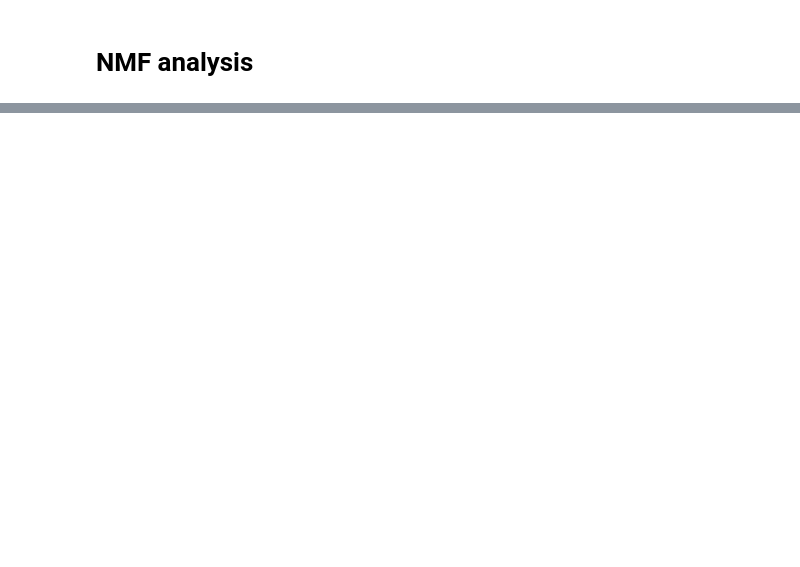
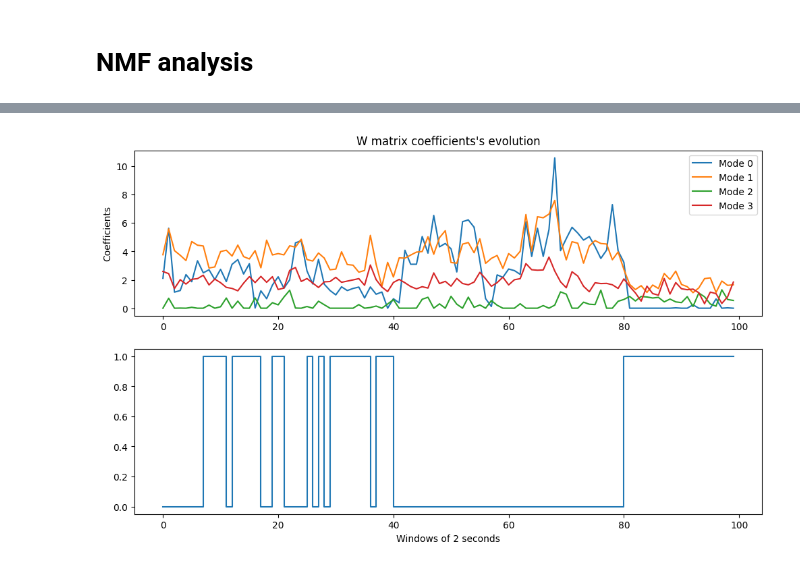
Before and after one commit to L4ncelin/EEG_signals_quality_analysis, a Jupyter notebook: Notebooks/02_EEG_NMF.ipynb, the cells around one changed output, grey strips where cells are left out. Cells and saved outputs as stored; diff of their text form; code cells hidden in the pictures; blank space fills up the shorter version.

```diff
--- a/Notebooks/02_EEG_NMF.ipynb
+++ b/Notebooks/02_EEG_NMF.ipynb
@@ -44,3 +85,18 @@ plt.show()
+# %%
+fig, axs = plt.subplots(2,1, figsize=(12,7))
+
+axs[0].plot(W[:100])
+axs[0].set_ylabel("Coefficients")
+axs[0].set_title("W matrix coefficients's evolution")
+axs[0].legend(["Mode {}".format(i) for i in range(n_components)])
+
+_, target_data = load_train_data(set=0)
+axs[1].step(range(len(target_data[0][:100])), target_data[0][:100])
+axs[1].set_xlabel("Windows of 2 seconds")
+
+plt.show()
+# %% [output]
+[figure, added]
 # %%
 for i in range(n_components):
     fig, ax = plt.subplots(figsize=(10,5))
```
Also changed, not shown: parts of 15 cells of this notebook, 3 other files.
